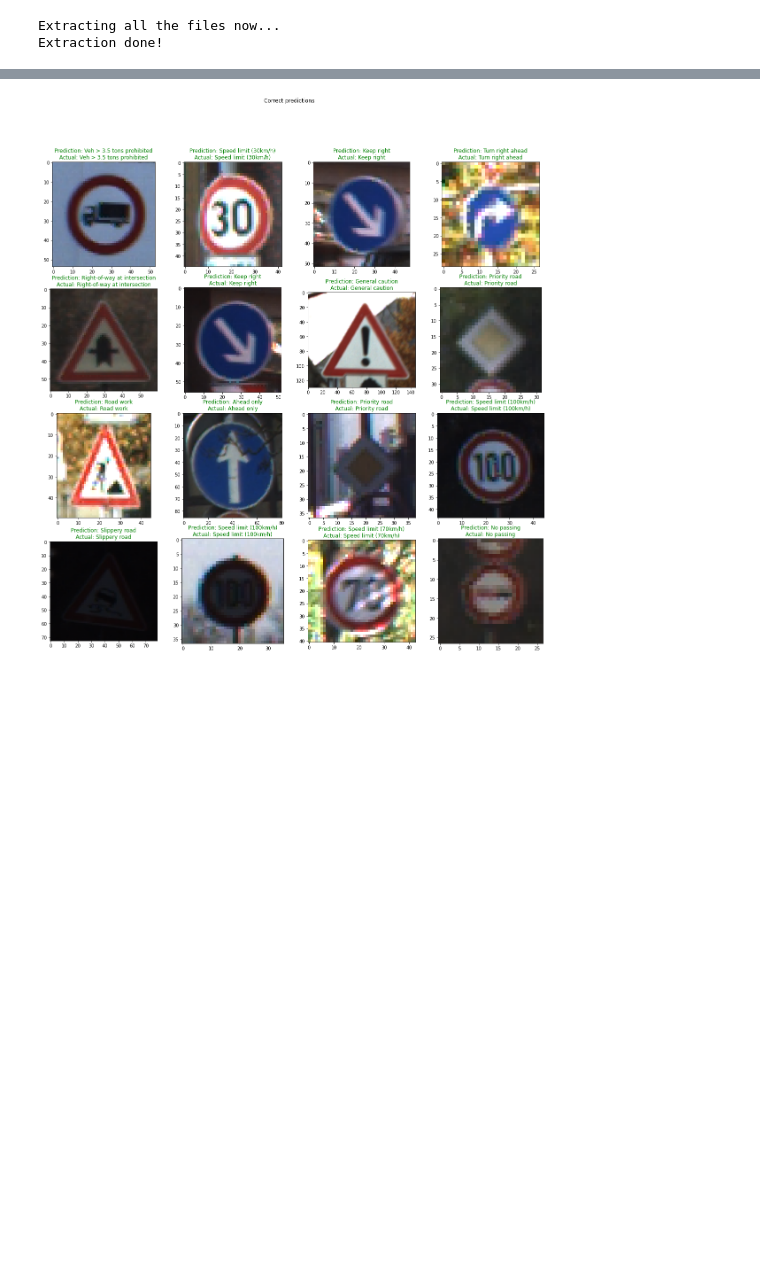
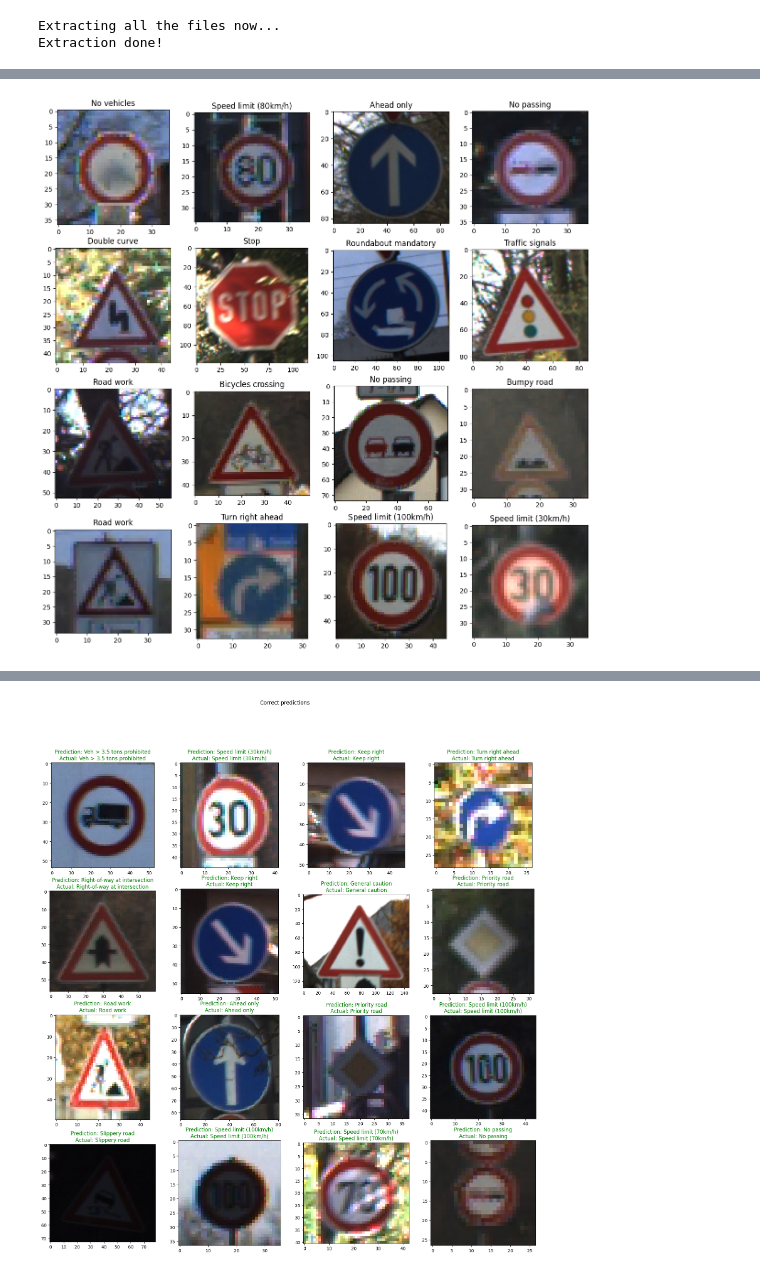
Before and after one commit to Kurtiadam/GTSRB, a Jupyter notebook: GTSRB.ipynb, the cells around one changed output, grey strips where cells are left out. Saved outputs shown, nothing was run; the diff lists cells and outputs as text; code cells hidden in the pictures; blank space fills up the shorter version.

```diff
--- a/GTSRB.ipynb
+++ b/GTSRB.ipynb
@@ -81,17 +81,3 @@ classes = { 0:'Speed limit (20km/h)',
             40:'Roundabout mandatory',
             41:'End of no passing',
             42:'End no passing veh > 3.5 tons' }
-# %%
-# Showing sample images
-np.random.seed(123)
-fig = plt.figure(figsize=(15, 15))
-
-for i in range(1, 4*4 +1):
-    rand_class = np.random.randint(42)
-    class_numbers = os.listdir('/content/GTSRB_dataset/Train')
-    rand_folder = os.listdir('/content/GTSRB_dataset/Train/' + class_numbers[rand_class])
-    ax = fig.add_subplot(4, 4, i)
-    img = np.array(PIL.Image.open('/content/GTSRB_dataset/Train/' + str(class_numbers[rand_class]) + '/' + np.random.choice(rand_folder)))
-    plt.imshow(img)
-    ax.set_title(str(classes[int(class_numbers[rand_class])]))
-plt.show()
@@ -120,2 +104,19 @@ plt.show()
+# %%
+# Showing sample images
+np.random.seed(42)
+fig = plt.figure(figsize=(15, 15))
+num_of_classes = len(os.listdir(TRAIN_SET_PATH))
+
+for i in range(1, 4*4 +1):
+    rand_class = np.random.randint(num_of_classes)
+    class_numbers = os.listdir('/content/GTSRB_dataset/Train')
+    rand_folder = os.listdir('/content/GTSRB_dataset/Train/' + class_numbers[rand_class])
+    ax = fig.add_subplot(4, 4, i)
+    img = np.array(PIL.Image.open('/content/GTSRB_dataset/Train/' + str(class_numbers[rand_class]) + '/' + np.random.choice(rand_folder)))
+    plt.imshow(img)
+    ax.set_title(str(classes[int(class_numbers[rand_class])]))
+plt.show()
+# %% [output]
+[figure, new version]
 # %%
 # Defining parameters for data loading
```
Also changed, not shown: parts of 10 cells of this notebook.
